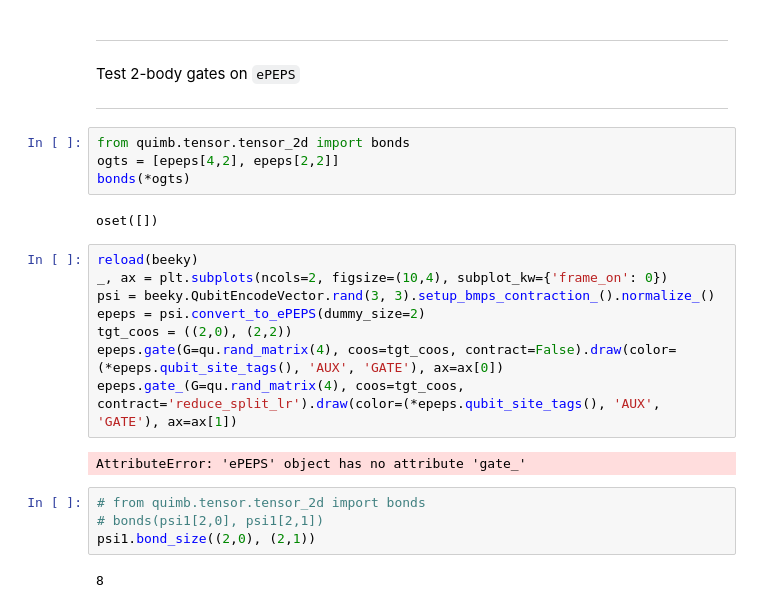
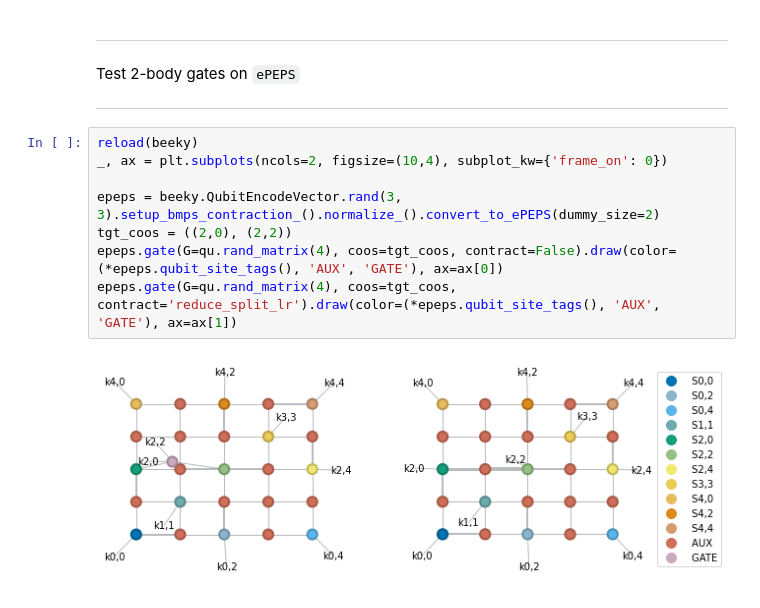
Before and after one commit to gabrielwoolls/fermion-encoding, a Jupyter notebook: Examples-Testing.ipynb, the cells around one changed output. Saved outputs shown, nothing was run; the diff lists cells and outputs as text.

```diff
--- a/Examples-Testing.ipynb
+++ b/Examples-Testing.ipynb
@@ -597,25 +595,13 @@ apeps.draw(color=(*epeps.qubit_site_tags(), 'AUX', 'GATE'), ax=ax[1])
 ***
 Test 2-body gates on `ePEPS`
 ***
-# %%
-from quimb.tensor.tensor_2d import bonds
-ogts = [epeps[4,2], epeps[2,2]]
-bonds(*ogts)
-# %% [output]
-oset([])
 # %%
 reload(beeky)
 _, ax = plt.subplots(ncols=2, figsize=(10,4), subplot_kw={'frame_on': 0})
-psi = beeky.QubitEncodeVector.rand(3, 3).setup_bmps_contraction_().normalize_()
-epeps = psi.convert_to_ePEPS(dummy_size=2)
+
+epeps = beeky.QubitEncodeVector.rand(3, 3).setup_bmps_contraction_().normalize_().convert_to_ePEPS(dummy_size=2)
 tgt_coos = ((2,0), (2,2))
 epeps.gate(G=qu.rand_matrix(4), coos=tgt_coos, contract=False).draw(color=(*epeps.qubit_site_tags(), 'AUX', 'GATE'), ax=ax[0])
-epeps.gate_(G=qu.rand_matrix(4), coos=tgt_coos, contract='reduce_split_lr').draw(color=(*epeps.qubit_site_tags(), 'AUX', 'GATE'), ax=ax[1])
+epeps.gate(G=qu.rand_matrix(4), coos=tgt_coos, contract='reduce_split_lr').draw(color=(*epeps.qubit_site_tags(), 'AUX', 'GATE'), ax=ax[1])
 # %% [output]
-AttributeError: 'ePEPS' object has no attribute 'gate_'
+[figure, added]
-# %%
-# from quimb.tensor.tensor_2d import bonds
-# bonds(psi1[2,0], psi1[2,1])
-psi1.bond_size((2,0), (2,1))
-# %% [output]
-8
```
Also changed, not shown: parts of 8 cells of this notebook, 1 other file.
